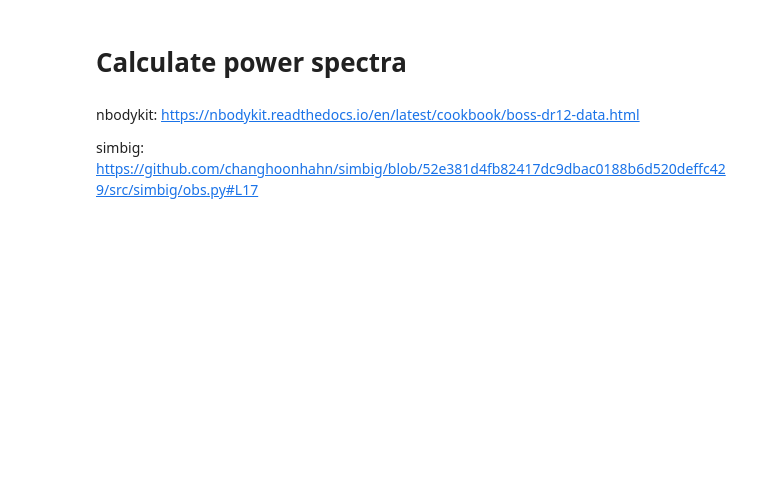
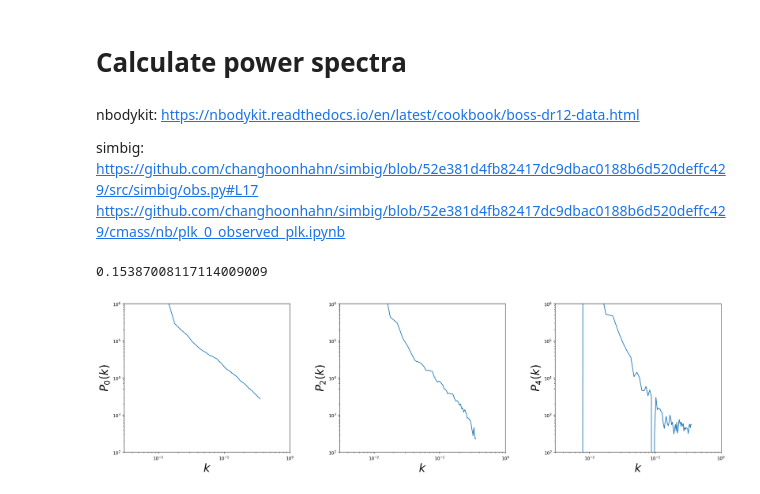
Before and after one commit to maho3/ltu-cmass, a Jupyter notebook: workspace.ipynb, the cells around one changed output. Saved outputs shown, nothing was run; the diff lists cells and outputs as text; code cells hidden in the pictures; blank space fills up the shorter version.

```diff
--- a/workspace.ipynb
+++ b/workspace.ipynb
@@ -191,3 +234,4 @@ f.savefig('images/mock_comoving.jpg', dpi=400, bbox_inches='tight')
 nbodykit: https://nbodykit.readthedocs.io/en/latest/cookbook/boss-dr12-data.html
 
 simbig: https://github.com/changhoonhahn/simbig/blob/52e381d4fb82417dc9dbac0188b6d520deffc429/src/simbig/obs.py#L17
+https://github.com/changhoonhahn/simbig/blob/52e381d4fb82417dc9dbac0188b6d520deffc429/cmass/nb/plk_0_observed_plk.ipynb
@@ -193,0 +250,41 @@ simbig: https://github.com/changhoonhahn/simbig/blob/52e381d4fb82417dc9dbac0188b
+# %%
+# apply selection and calculate area
+mask = BOSS_angular(cmass['RA'], cmass['DEC'])
+mask *= BOSS_redshift(cmass['Z'])
+cmass = cmass[mask].reset_index(drop=True)
+
+def BOSS_area():
+    f_poly = os.path.join('data', 'mask_DR12v5_CMASSLOWZ_North.ply')
+    boss_poly = pymangle.Mangle(f_poly)
+    area = np.sum(boss_poly.areas * boss_poly.weights) # deg^2
+    return area
+
+fsky = BOSS_area() / (360.**2 / np.pi)
+fsky
+# %% [output]
+0.15387008117114009009
+# %%
+# calculate weights
+w_g = np.array(cmass['WEIGHT_SYSTOT'] * (cmass['WEIGHT_NOZ'] + cmass['WEIGHT_CP'] - 1.0))
+# %%
+# apply selection
+def load_randoms(gals, weights):
+    fname = 'data/random0_DR12v5_CMASSLOWZTOT_North.fits'
+    fields = ['RA','DEC','Z']
+    randoms = load_galaxies(fname, fields)
+
+    w, bins = scott_bin_width(np.array(gals['Z']), return_bins=True)
+    hist, edges = np.histogram(np.array(gals['Z']), bins=bins, weights=weights)
+    cutoffs = np.cumsum(hist) / np.sum(hist)
+
+    prng = np.random.uniform(size=len(randoms))
+    randoms['Z'] = edges[:-1][cutoffs.searchsorted(prng)] + w * np.random.uniform(size=len(randoms))
+
+    # further selection functions
+    mask = BOSS_angular(randoms['RA'], randoms['DEC'])
+    mask *= BOSS_redshift(randoms['Z'])
+    randoms = randoms[mask]
+
+    return randoms
+
+randoms = load_randoms(cmass, w_g)
@@ -193,0 +381,19 @@ simbig: https://github.com/changhoonhahn/simbig/blob/52e381d4fb82417dc9dbac0188b
+# %%
+# plot
+
+fig = plt.figure(figsize=(24,6))
+for i, _plk in enumerate([p0k, p2k, p4k]):
+    sub = fig.add_subplot(1,3,i+1)
+    sub.plot(k, _plk)
+    #sub.legend(loc='lower left', fontsize=10)
+    sub.set_ylabel(r'$P_%i(k)$' % (i * 2), fontsize=25)
+    sub.set_yscale('log')
+    sub.set_ylim(1e2, 1e6)
+    sub.set_xlabel('$k$', fontsize=25)
+    sub.set_xlim([3e-3, 1.])
+    sub.set_xscale('log')
+
+fig.subplots_adjust(wspace=0.3)
+# fig.savefig('images/cmass_ngc_Pk.jpg', bbox_inches='tight', dpi=400)
+# %% [output]
+[figure, added]
```
Also changed, not shown: parts of 58 cells of this notebook, 8 other files.
